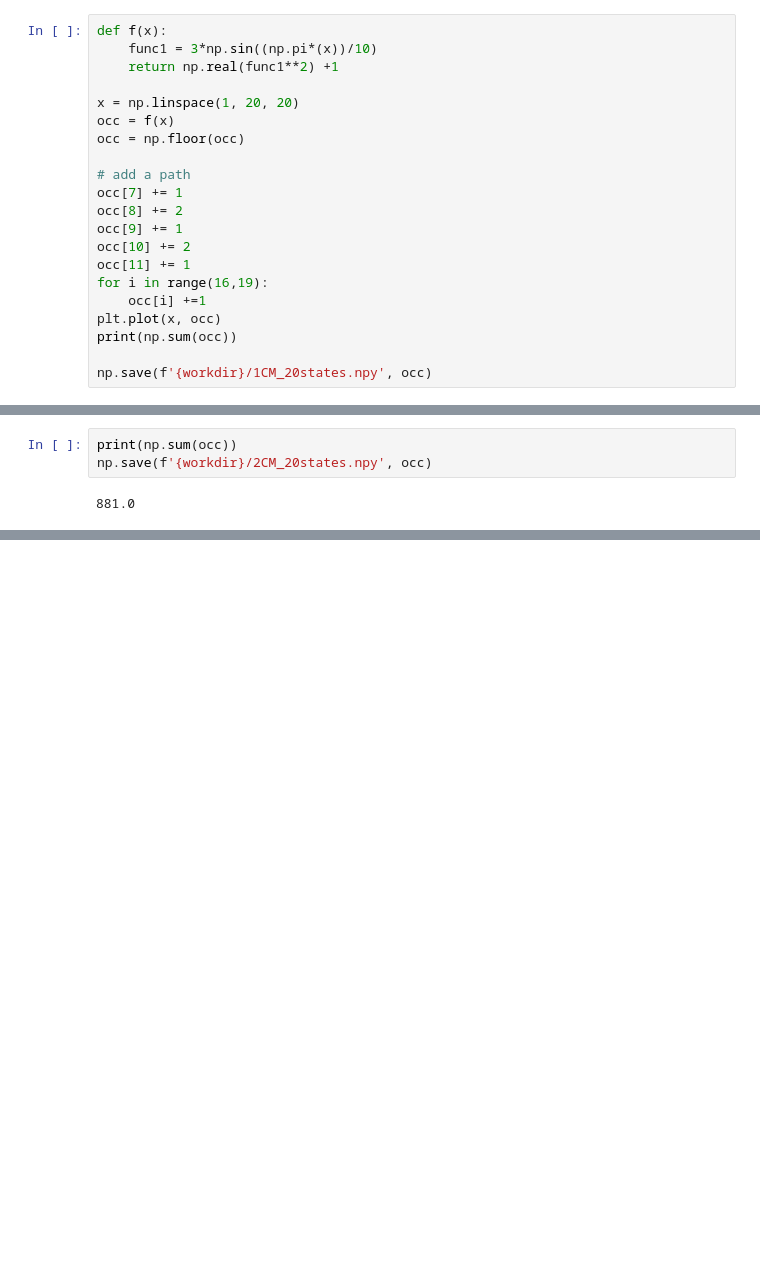
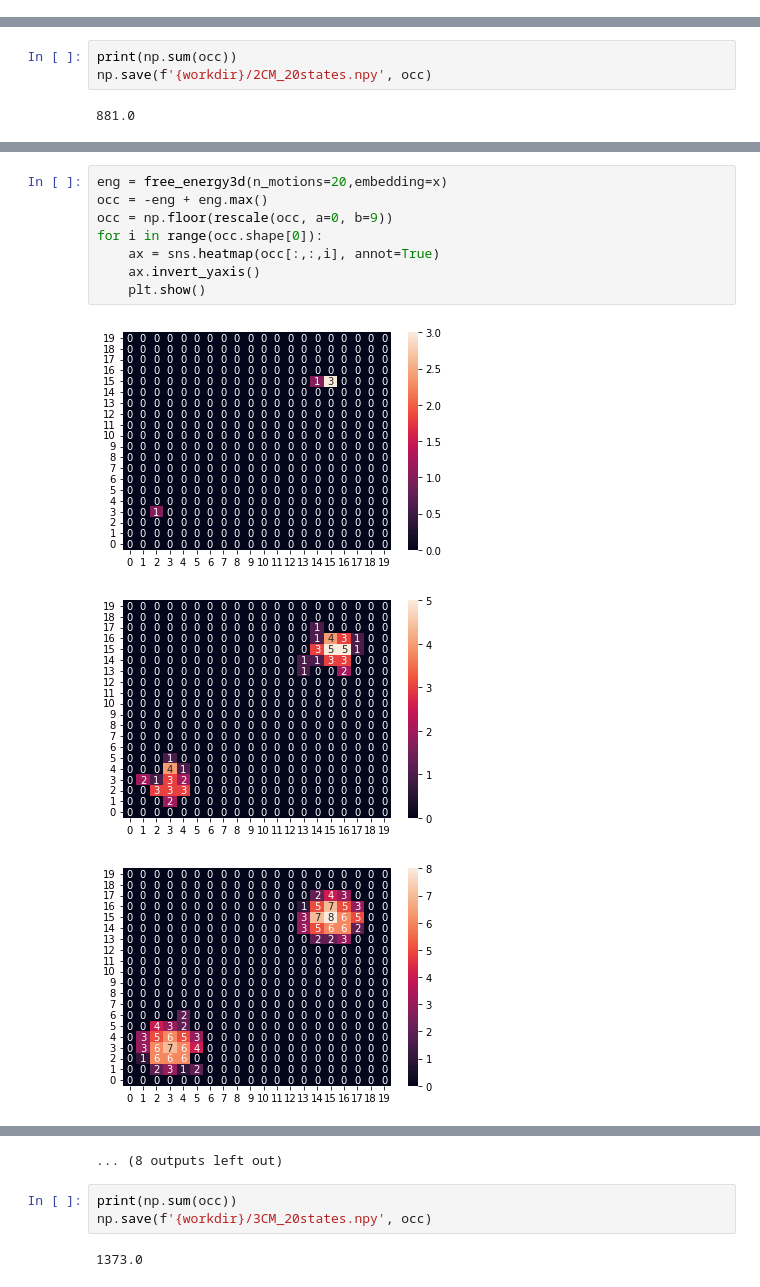
Before and after one commit to tengyulin/synth_cryoEM, a Jupyter notebook: 3_Occupancies/GenOccMap.ipynb, the cells around one changed output, grey strips where cells are left out. Drawn from its saved outputs; the diff is of its cells as text; blank space fills up the shorter version.

```diff
--- a/3_Occupancies/GenOccMap.ipynb
+++ b/3_Occupancies/GenOccMap.ipynb
@@ -31,21 +46,0 @@ workdir = '/home/danlin/synth_cryoEM/3_Occupancies'
-# %%
-def f(x):
-    func1 = 3*np.sin((np.pi*(x))/10)
-    return np.real(func1**2) +1
-
-x = np.linspace(1, 20, 20)
-occ = f(x)
-occ = np.floor(occ)
-
-# add a path
-occ[7] += 1
-occ[8] += 2
-occ[9] += 1
-occ[10] += 2
-occ[11] += 1
-for i in range(16,19):
-    occ[i] +=1
-plt.plot(x, occ)
-print(np.sum(occ))
-
-np.save(f'{workdir}/1CM_20states.npy', occ)
@@ -110,0 +104,12 @@ ax.scatter(x[:,0], x[:,1], x[:,2], s=0.1)
+# %%
+eng = free_energy3d(n_motions=20,embedding=x)
+occ = -eng + eng.max()
+occ = np.floor(rescale(occ, a=0, b=9))
+for i in range(occ.shape[0]):
+    ax = sns.heatmap(occ[:,:,i], annot=True)
+    ax.invert_yaxis()
+    plt.show()
+# %% [output]
+[figure, added]
+[figure, added]
+[figure, added]
@@ -110,0 +125,6 @@ ax.scatter(x[:,0], x[:,1], x[:,2], s=0.1)
+... (8 outputs left out)
+# %%
+print(np.sum(occ))
+np.save(f'{workdir}/3CM_20states.npy', occ)
+# %% [output]
+1373.0
```
Also changed, not shown: parts of 20 cells of this notebook, 28 other files.
